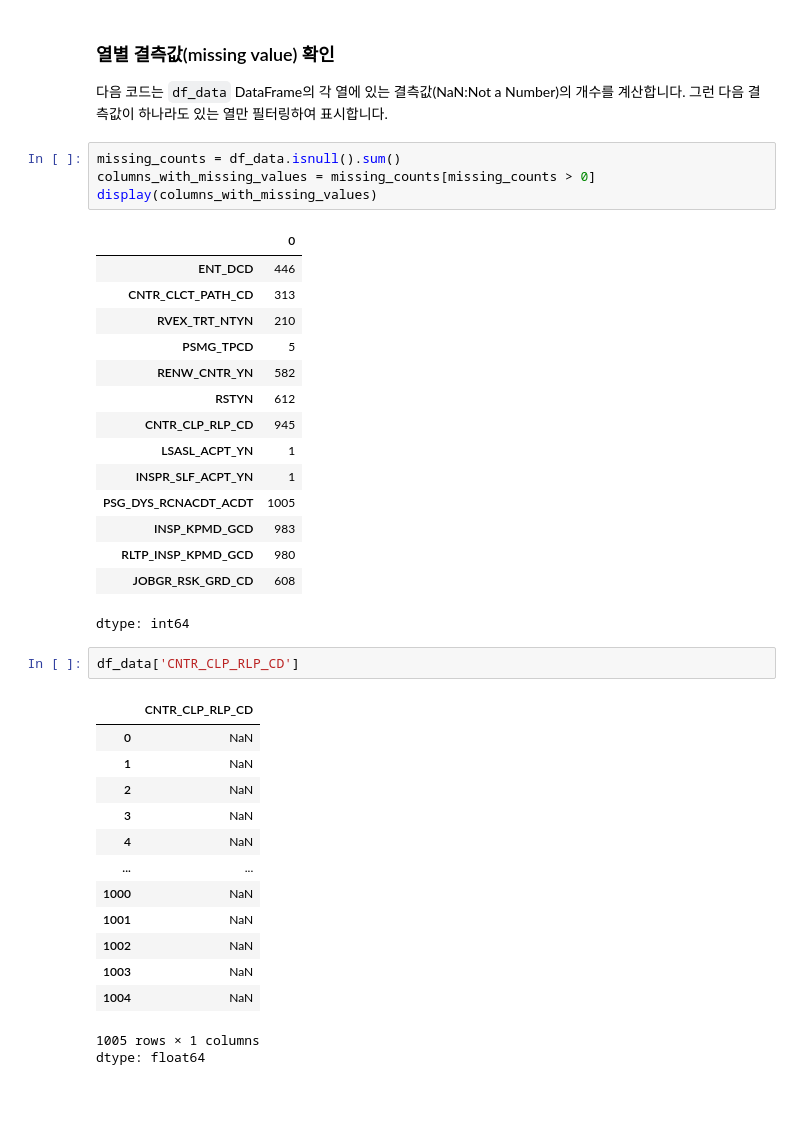
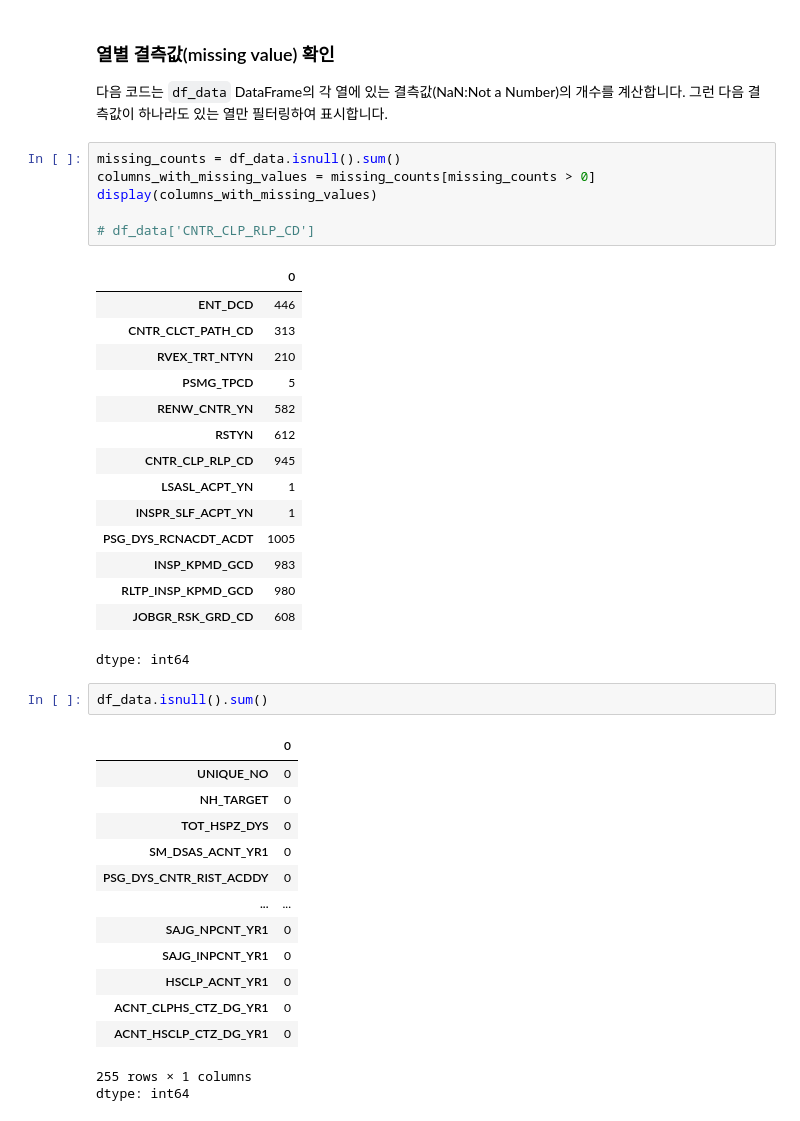
Before and after one commit to datadigger01/Datahandling, a Jupyter notebook: Code_example/week03_missingvalue_datanormalization.ipynb, the cells around one changed output. Saved outputs shown, nothing was run; the diff lists cells and outputs as text.

```diff
--- a/Code_example/week03_missingvalue_datanormalization.ipynb
+++ b/Code_example/week03_missingvalue_datanormalization.ipynb
@@ -64,6 +64,8 @@ print(column_names)
 missing_counts = df_data.isnull().sum()
 columns_with_missing_values = missing_counts[missing_counts > 0]
 display(columns_with_missing_values)
+
+# df_data['CNTR_CLP_RLP_CD']
 # %% [output]
 |  | 0 |
 | ENT_DCD | 446 |
@@ -80,20 +82,20 @@ display(columns_with_missing_values)
 | RLTP_INSP_KPMD_GCD | 980 |
 | JOBGR_RSK_GRD_CD | 608 |
 dtype: int64
-# %%
-df_data['CNTR_CLP_RLP_CD']
-# %% [output]
-|  | CNTR_CLP_RLP_CD |
-| 0 | NaN |
-| 1 | NaN |
-| 2 | NaN |
-| 3 | NaN |
-| 4 | NaN |
-| ... | ... |
-| 1000 | NaN |
-| 1001 | NaN |
-| 1002 | NaN |
-| 1003 | NaN |
-| 1004 | NaN |
-1005 rows × 1 columns
-dtype: float64
+# %%
+df_data.isnull().sum()
+# %% [output]
+|  | 0 |
+| UNIQUE_NO | 0 |
+| NH_TARGET | 0 |
+| TOT_HSPZ_DYS | 0 |
+| SM_DSAS_ACNT_YR1 | 0 |
+| PSG_DYS_CNTR_RIST_ACDDY | 0 |
+| ... | ... |
+| SAJG_NPCNT_YR1 | 0 |
+| SAJG_INPCNT_YR1 | 0 |
+| HSCLP_ACNT_YR1 | 0 |
+| ACNT_CLPHS_CTZ_DG_YR1 | 0 |
+| ACNT_HSCLP_CTZ_DG_YR1 | 0 |
+255 rows × 1 columns
+dtype: int64
```
Also changed, not shown: parts of 3 cells of this notebook.
